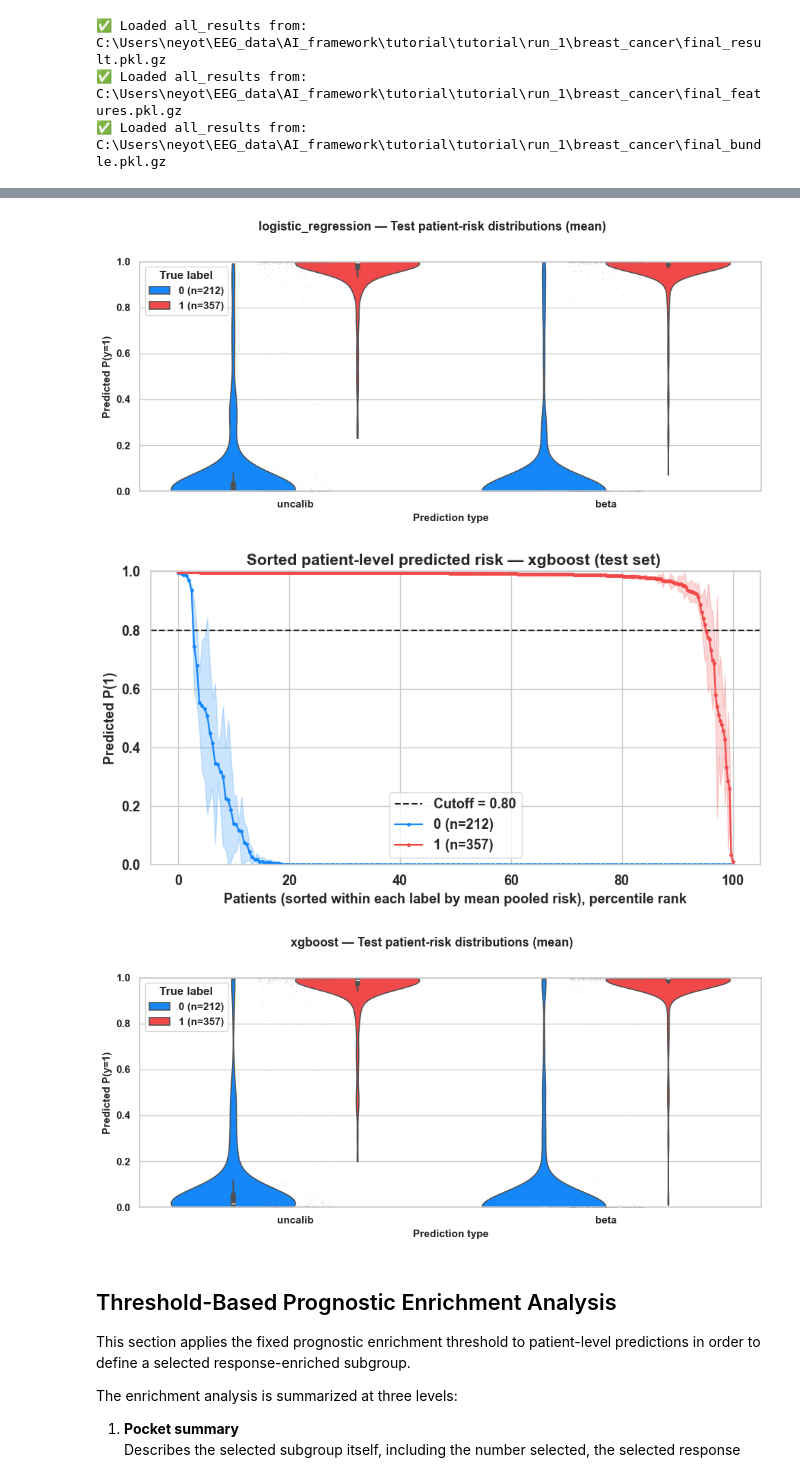
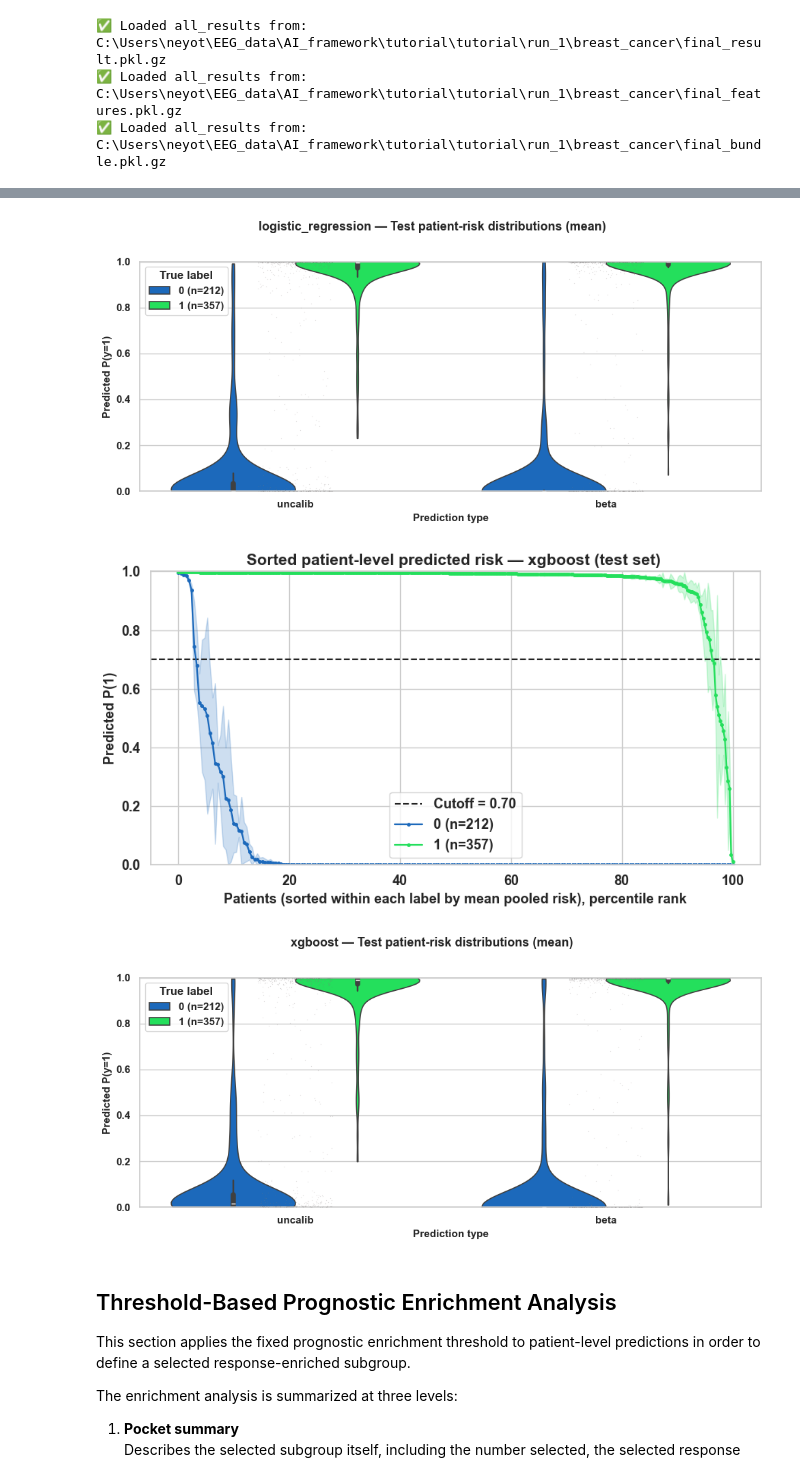
Before and after one commit to NehemiahZewde/AI_framework, a Jupyter notebook: tutorial/prognostic_enrichment.ipynb, the cells around one changed output, grey strips where cells are left out. Drawn from its saved outputs; the diff is of its cells as text; code cells hidden in the pictures.

Commit message:
update plots

```diff
--- a/tutorial/prognostic_enrichment.ipynb
+++ b/tutorial/prognostic_enrichment.ipynb
@@ -120,4 +83,13 @@ bundle            = mtci.load_all_results(output_dir='tutorial/run_1/breast_canc
 # %%
+
+neg_plot_color = "#1C69BB"
+pos_plot_color = "#24DF5C"
+
+
+# Fixed prognostic enrichment threshold:
+# patients with predicted probability of treatment response >= 0.70
+# are treated as selected into the response-enriched subgroup.
+threshold = 0.70
 
 df_long = mtci.build_long_predictions_df(
     all_results,
@@ -145,17 +117,14 @@ df_pat = mtci.pooled_patient_risk_summary(
 )
 
 
-# Fixed enrichment threshold:
-# patients with predicted probability >= 0.80 are treated as selected
-threshold = 0.80
 
 out_pat = mtci.plot_ranked_patients_patient_level(
     df_pat,
     model="logistic_regression",
     variants=[ "beta"],
-    colors=["#1587F8", "#F14949"],   # 0, 1 (in the order group_label is detected/sorted)
+    colors=[neg_plot_color, pos_plot_color],
     split="test",
-    group_label=None,               # auto-detect (e.g., 0 + 1)
+    group_label=None,
     center_col="p_mean",
     std_col="p_total_std",
     prob_label=1,
@@ -185,7 +154,7 @@ _ = mtci.plot_patient_risk_distributions_by_outcome(
     variants=["uncalib", "beta"],
     value_col="p_mean",
     unit_col="idx",  # or "idx" in the single-row-per-patient world
-    outcome_palette={"0 (neg)":  "#1587F8", "1 (pos)": "#F14949"},
+    outcome_palette={"0 (neg)": neg_plot_color, "1 (pos)": pos_plot_color},
     jitter_palette={"0 (neg)": "#817D7D", "1 (pos)": "#817D7D"},
     prevalence=False,
     outcome_legend_alias={"0 (neg)": "0", "1 (pos)": "1"},
@@ -193,13 +162,16 @@ _ = mtci.plot_patient_risk_distributions_by_outcome(
 
 
 
+
+
+
 out_pat_xgb = mtci.plot_ranked_patients_patient_level(
     df_pat,
     model="xgboost",
     variants=[ "beta"],
-    colors=["#1587F8", "#F14949"],   # 0, 1 (in the order group_label is detected/sorted)
+    colors=[neg_plot_color, pos_plot_color],
     split="test",
-    group_label=None,               # auto-detect (e.g., 0 + 1)
+    group_label=None,
     center_col="p_mean",
     std_col="p_total_std",
     prob_label=1,
@@ -227,7 +199,7 @@ _ = mtci.plot_patient_risk_distributions_by_outcome(
     variants=["uncalib", "beta"],
     value_col="p_mean",
     unit_col="idx",  # or "idx" in the single-row-per-patient world
-    outcome_palette={"0 (neg)":  "#1587F8", "1 (pos)": "#F14949"},
+    outcome_palette={"0 (neg)": neg_plot_color, "1 (pos)": pos_plot_color},
     jitter_palette={"0 (neg)": "#817D7D", "1 (pos)": "#817D7D"},
     prevalence=False,
     outcome_legend_alias={"0 (neg)": "0", "1 (pos)": "1"},
@@ -237,6 +209,6 @@ _ = mtci.plot_patient_risk_distributions_by_outcome(
-[figure, old version]
+[figure, new version]
-[figure, old version]
+[figure, new version]
-[figure, old version]
+[figure, new version]
 # %% [markdown]
 ## Threshold-Based Prognostic Enrichment Analysis
 
```
Also changed, not shown: parts of 12 cells of this notebook, 6 other files.
